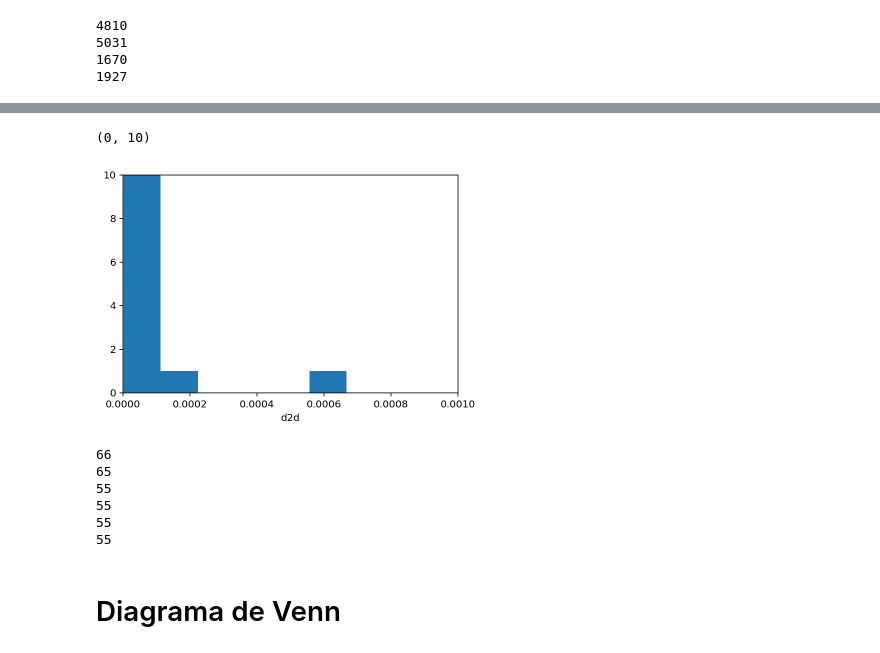
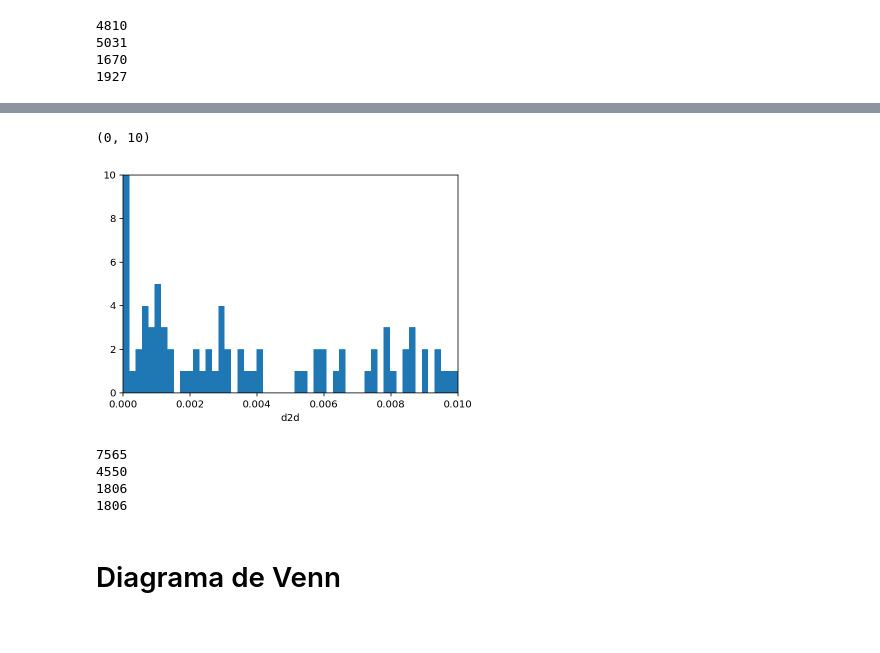
Before and after one commit to clusteron/comparison, a Jupyter notebook: Matches.ipynb, the cells around one changed output, grey strips where cells are left out. Saved outputs shown, nothing was run; the diff lists cells and outputs as text; code cells hidden in the pictures.

```diff
--- a/Matches.ipynb
+++ b/Matches.ipynb
@@ -328,6 +427,6 @@ print len(idkr[d2dk<0.035*u.deg])
 # %%
 print 'Objects around to catalog 3d'
-idxc_r, idxc_k, d2d, d3d = c_k.search_around_3d(c_r, 1000*u.kpc)
+idxc_r, idxc_k, d2d, d3d = c_k.search_around_3d(c_r, 30000*u.kpc)
 print 'Números de objetos do rykoff =',len(idxc_r)
 print 'Números de objetos do koester =',len(idxc_k)
 # %% [output]
@@ -337,31 +487,34 @@ Números de objetos do koester = 66
 # %%
-plt.hist(d2d, bins=1000)
+plt.hist(d2d, bins=20000)
 plt.xlabel('d2d')
-plt.xlim(0,0.001)
+plt.xlim(0,0.01)
 plt.ylim(0,10)
 # %% [output]
 (0, 10)
-[figure, old version]
+[figure, new version]
 # %%
 print len(np.unique(idxc_k))
 print len(np.unique(idxc_r))
-print len(idxc_k[d2d<0.0004*u.deg])
-print len(idxc_r[d2d<0.0004*u.deg])
+print len(idxc_k[d2d<0.002*u.deg])
+print len(idxc_r[d2d<0.002*u.deg])
 
-obje_kr = idxc_k[d2d<0.0004*u.deg]
-obje_rk = idxc_r[d2d<0.0004*u.deg]
+obje_kr = idxc_k[d2d<0.002*u.deg]
+obje_rk = idxc_r[d2d<0.002*u.deg]
 
 o_kr = k[obje_kr]
 o_rk = r[obje_rk]
 
-print len(o_kr)
-print len(o_rk)
+ra_kr = o_kr['RAJ2000']
+dec_kr = o_kr['DEJ2000']
+z_kr = o_kr['zph']
+
+ra_rk = o_rk['RA']
+dec_rk = o_rk['DEC']
+z_rk = o_rk['z_lambda']
 # %% [output]
-66
-65
-55
-55
-55
-55
+7565
+4550
+1806
+1806
 # %% [markdown]
 # Diagrama de Venn
```
Also changed, not shown: parts of 53 cells of this notebook.
